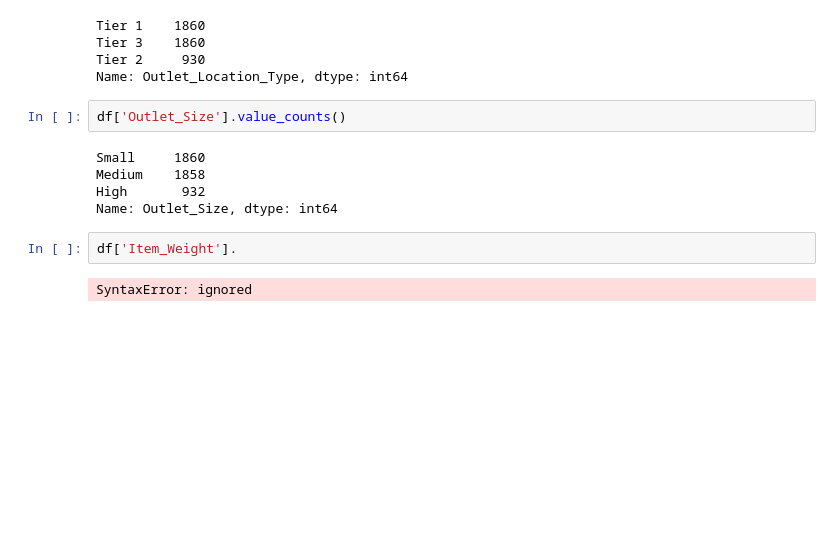
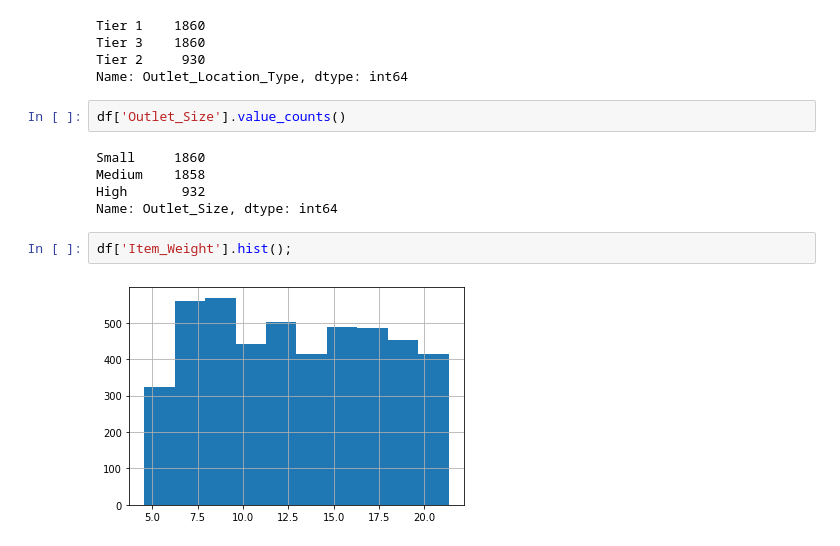
Before and after one commit to Savvy-Slowley/Sales_Predictions, a Jupyter notebook: sales_predictions.ipynb, the cells around one changed output. Cells and saved outputs as stored; diff of their text form; blank space fills up the shorter version.

```diff
--- a/sales_predictions.ipynb
+++ b/sales_predictions.ipynb
@@ -135,6 +138,6 @@ Medium    1858
 High       932
 Name: Outlet_Size, dtype: int64
 # %%
-df['Item_Weight'].
+df['Item_Weight'].hist();
 # %% [output]
-SyntaxError: ignored
+[figure, added]
```
Also changed, not shown: parts of 14 cells of this notebook.
